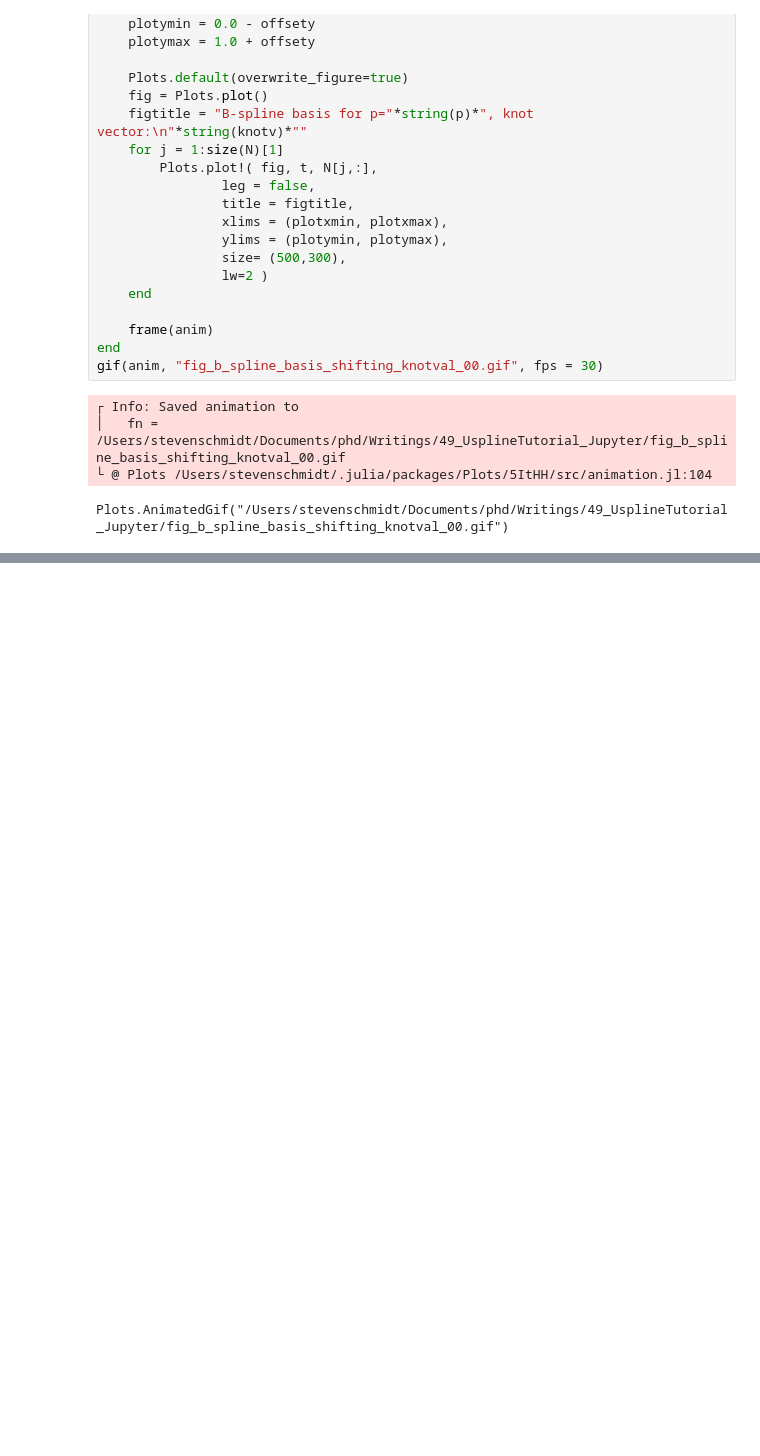
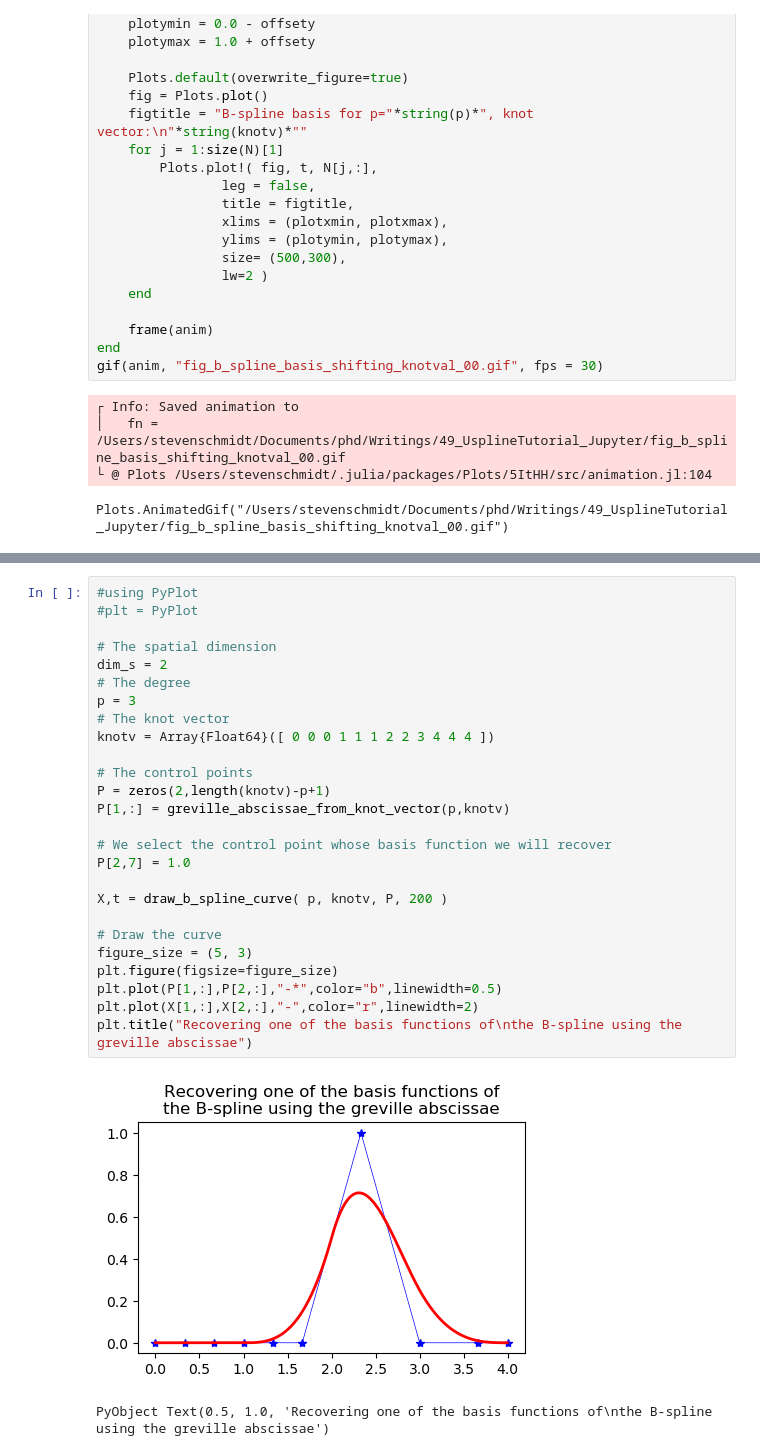
Before and after one commit to schmidticus/usplinetutorial_jupyter, a Jupyter notebook: UsplineTutorial_v00.ipynb, the cells around one changed output, grey strips where cells are left out. Cells and saved outputs as stored; diff of their text form; blank space fills up the shorter version.

```diff
--- a/UsplineTutorial_v00.ipynb
+++ b/UsplineTutorial_v00.ipynb
@@ -839,0 +1029,29 @@ Plots.AnimatedGif("/Users/stevenschmidt/Documents/phd/Writings/49_UsplineTutoria
+# %%
+#using PyPlot
+#plt = PyPlot
+
+# The spatial dimension
+dim_s = 2
+# The degree
+p = 3
+# The knot vector
+knotv = Array{Float64}([ 0 0 0 1 1 1 2 2 3 4 4 4 ])
+
+# The control points
+P = zeros(2,length(knotv)-p+1)
+P[1,:] = greville_abscissae_from_knot_vector(p,knotv)
+
+# We select the control point whose basis function we will recover
+P[2,7] = 1.0
+
+X,t = draw_b_spline_curve( p, knotv, P, 200 )
+
+# Draw the curve
+figure_size = (5, 3)
+plt.figure(figsize=figure_size)
+plt.plot(P[1,:],P[2,:],"-*",color="b",linewidth=0.5)
+plt.plot(X[1,:],X[2,:],"-",color="r",linewidth=2)
+plt.title("Recovering one of the basis functions of\nthe B-spline using the greville abscissae")
+# %% [output]
+[figure, added]
+PyObject Text(0.5, 1.0, 'Recovering one of the basis functions of\nthe B-spline using the greville abscissae')
```
Also changed, not shown: parts of 8 cells of this notebook.
